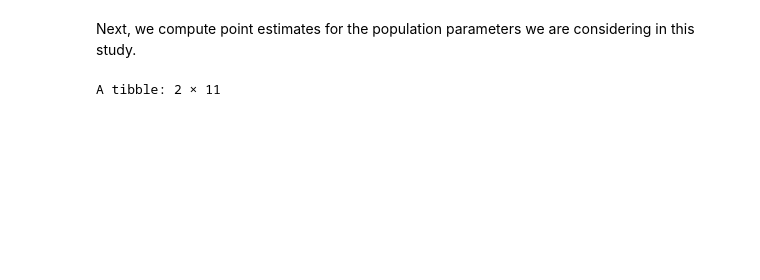
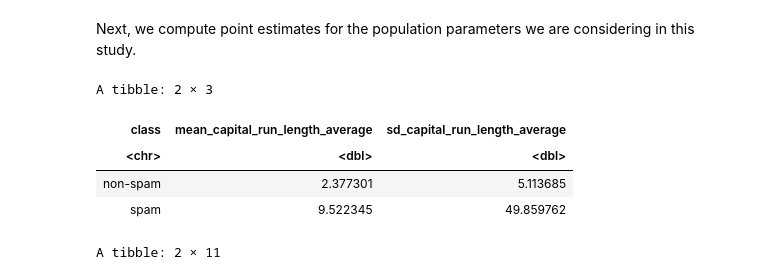
Before and after one commit to rchanpra/stat-201-project, a Jupyter notebook: project-proposal.ipynb, the cells around one changed output. Cells and saved outputs as stored; diff of their text form; code cells hidden in the pictures; blank space fills up the shorter version.

```diff
--- a/project-proposal.ipynb
+++ b/project-proposal.ipynb
@@ -69,6 +69,21 @@ A data.frame: 6 × 58
 | 6 | 0.00 | 0.00 | 0.00 | 0 | 1.92 | 0.00 | ... |
 # %% [markdown]
 Next, we compute point estimates for the population parameters we are considering in this study.
+# %%
+# Considering that the dataset is a sample from the larger population of spam email,
+# computing the mean and standard deviation of the word frequencies for each class produces our point estimates
+spambase_stats <- spambase %>%
+    select(capital_run_length_average, class) %>%
+    group_by(class) %>%
+    summarize(mean_capital_run_length_average = mean(capital_run_length_average),
+              sd_capital_run_length_average = sd(capital_run_length_average))
+head(spambase_stats)
+# %% [output]
+A tibble: 2 × 3
+| class | mean_capital_run_length_average | sd_capital_run_length_average |
+| <chr> | <dbl> | <dbl> |
+| non-spam | 2.377301 | 5.113685 |
+| spam | 9.522345 | 49.859762 |
 # %%
 # Considering that the dataset is essentially a sample from the larger population of spam email,
 # computing the mean and standard deviation of the word frequencies for each class is essentially producing point estimates for each of these
```
